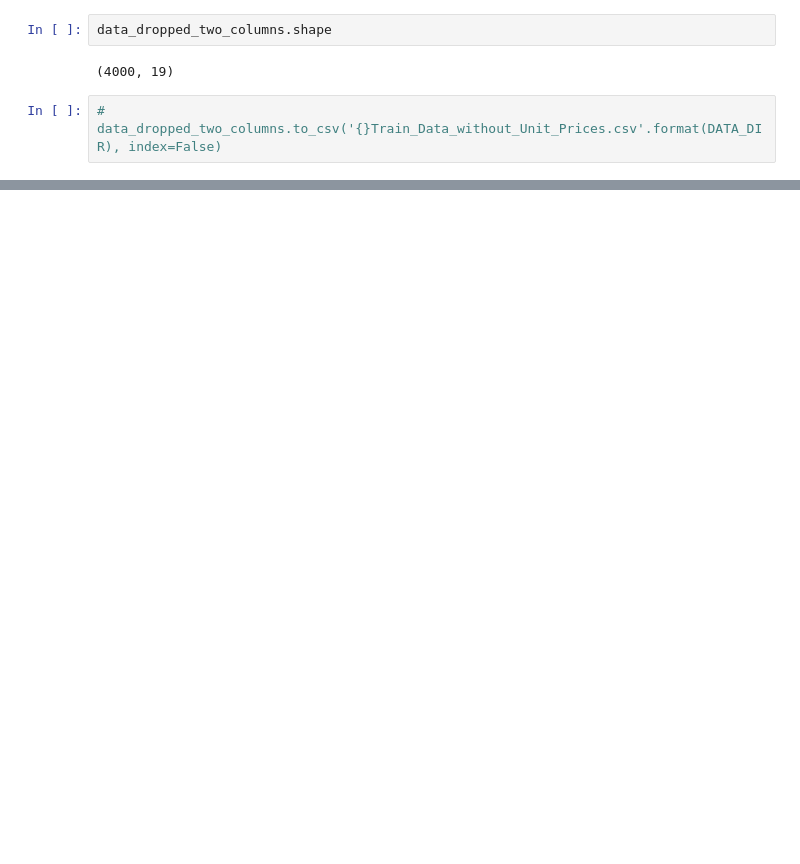
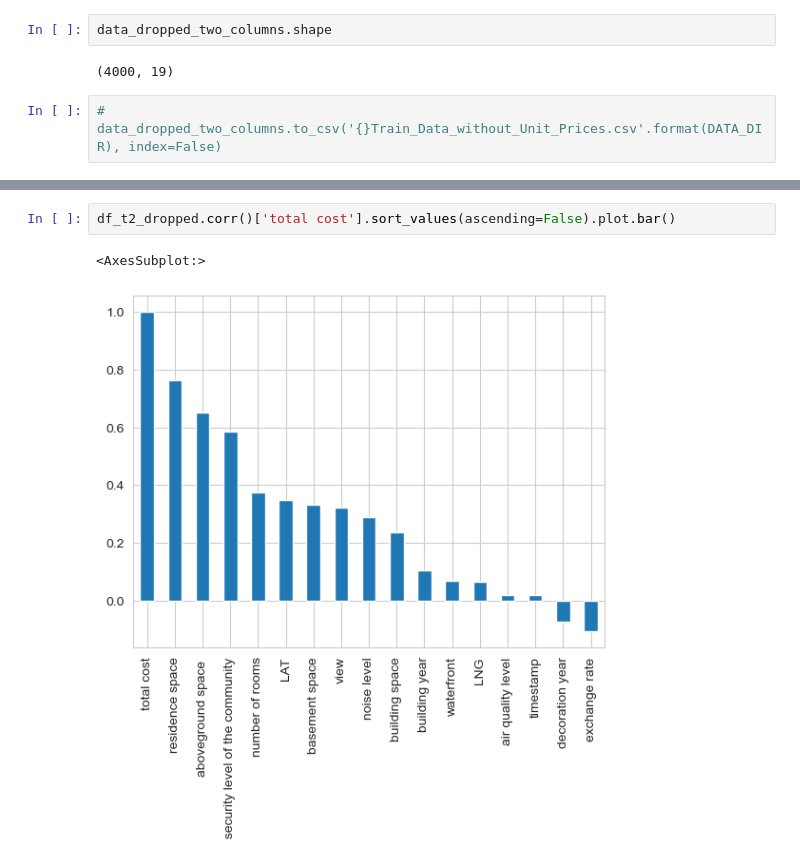
Before and after one commit to hereistheusername/Estate-Analysis, a Jupyter notebook: EstateAnalysis.ipynb, the cells around one changed output, grey strips where cells are left out. Cells and saved outputs as stored; diff of their text form; blank space fills up the shorter version.

```diff
--- a/EstateAnalysis.ipynb
+++ b/EstateAnalysis.ipynb
@@ -80,0 +286,5 @@ data_dropped_two_columns.shape
+# %%
+df_t2_dropped.corr()['total cost'].sort_values(ascending=False).plot.bar()
+# %% [output]
+<AxesSubplot:>
+[figure, added]
```
Also changed, not shown: parts of 29 cells of this notebook, 1 other file.
